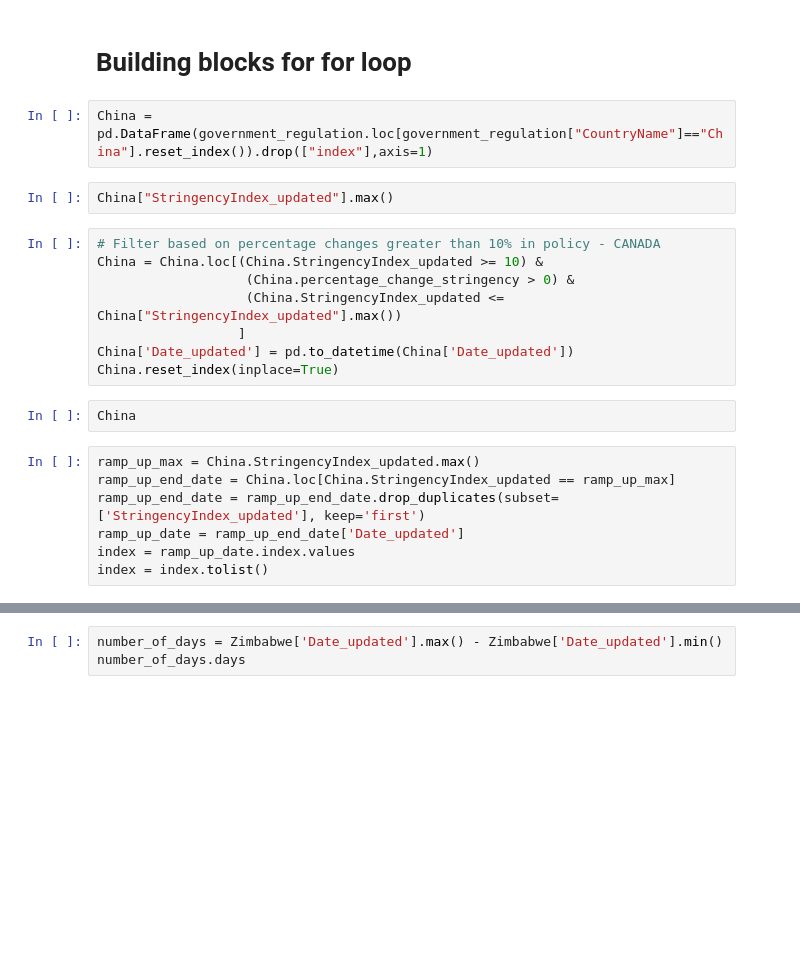
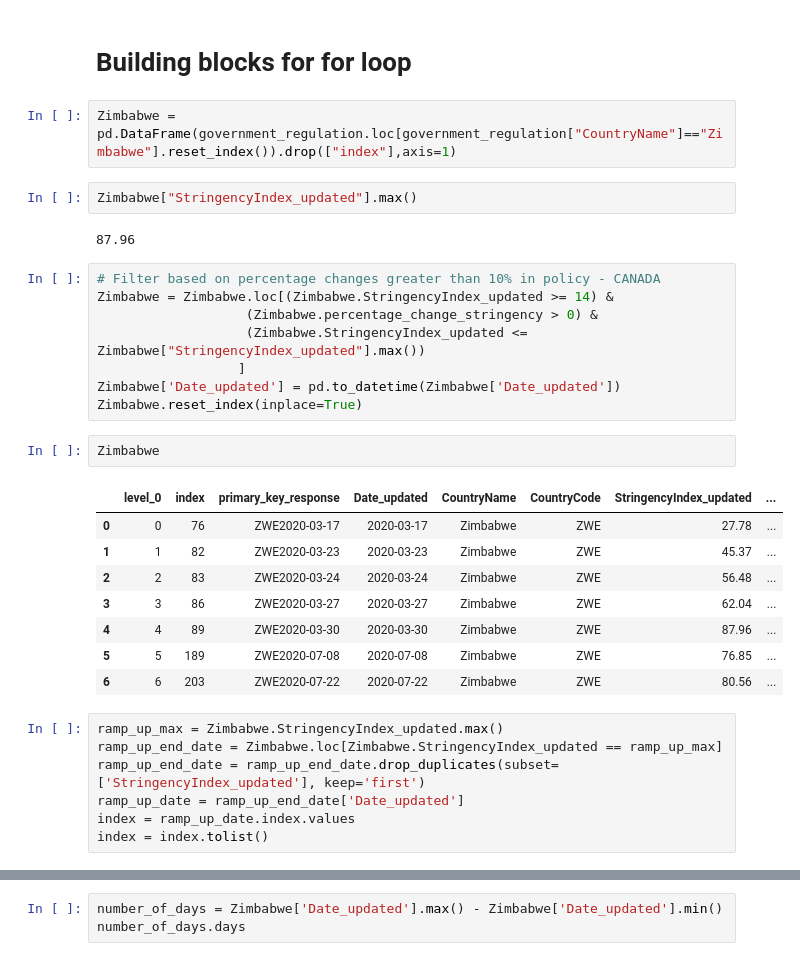
Before and after one commit to pmmfs/capstone-project, a Jupyter notebook: regulation/Analysis/rough_work_TBD_eventually/FINAL_government_regulation_impact_initial_analysis_MK_v3.ipynb, the cells around one changed output, grey strips where cells are left out. Cells and saved outputs as stored; diff of their text form; blank space fills up the shorter version.

Commit message:
major fix! ramp up code fully works

```diff
--- a/regulation/Analysis/rough_work_TBD_eventually/FINAL_government_regulation_impact_initial_analysis_MK_v3.ipynb
+++ b/regulation/Analysis/rough_work_TBD_eventually/FINAL_government_regulation_impact_initial_analysis_MK_v3.ipynb
@@ -94,22 +94,33 @@ government_regulation
 # %% [markdown]
 # Building blocks for for loop
 # %%
-China = pd.DataFrame(government_regulation.loc[government_regulation["CountryName"]=="China"].reset_index()).drop(["index"],axis=1)
+Zimbabwe = pd.DataFrame(government_regulation.loc[government_regulation["CountryName"]=="Zimbabwe"].reset_index()).drop(["index"],axis=1)
 # %%
-China["StringencyIndex_updated"].max()
+Zimbabwe["StringencyIndex_updated"].max()
+# %% [output]
+87.96
 # %%
 # Filter based on percentage changes greater than 10% in policy - CANADA
-China = China.loc[(China.StringencyIndex_updated >= 10) &
-                   (China.percentage_change_stringency > 0) &
-                   (China.StringencyIndex_updated <= China["StringencyIndex_updated"].max())
+Zimbabwe = Zimbabwe.loc[(Zimbabwe.StringencyIndex_updated >= 14) &
+                   (Zimbabwe.percentage_change_stringency > 0) &
+                   (Zimbabwe.StringencyIndex_updated <= Zimbabwe["StringencyIndex_updated"].max())
                   ]
-China['Date_updated'] = pd.to_datetime(China['Date_updated'])
-China.reset_index(inplace=True)
+Zimbabwe['Date_updated'] = pd.to_datetime(Zimbabwe['Date_updated'])
+Zimbabwe.reset_index(inplace=True)
-# %%
-China
+# %%
+Zimbabwe
+# %% [output]
+|  | level_0 | index | primary_key_response | Date_updated | CountryName | CountryCode | StringencyIndex_updated | ... |
+| 0 | 0 | 76 | ZWE2020-03-17 | 2020-03-17 | Zimbabwe | ZWE | 27.78 | ... |
+| 1 | 1 | 82 | ZWE2020-03-23 | 2020-03-23 | Zimbabwe | ZWE | 45.37 | ... |
+| 2 | 2 | 83 | ZWE2020-03-24 | 2020-03-24 | Zimbabwe | ZWE | 56.48 | ... |
+| 3 | 3 | 86 | ZWE2020-03-27 | 2020-03-27 | Zimbabwe | ZWE | 62.04 | ... |
+| 4 | 4 | 89 | ZWE2020-03-30 | 2020-03-30 | Zimbabwe | ZWE | 87.96 | ... |
+| 5 | 5 | 189 | ZWE2020-07-08 | 2020-07-08 | Zimbabwe | ZWE | 76.85 | ... |
+| 6 | 6 | 203 | ZWE2020-07-22 | 2020-07-22 | Zimbabwe | ZWE | 80.56 | ... |
 # %%
-ramp_up_max = China.StringencyIndex_updated.max()
-ramp_up_end_date = China.loc[China.StringencyIndex_updated == ramp_up_max]
+ramp_up_max = Zimbabwe.StringencyIndex_updated.max()
+ramp_up_end_date = Zimbabwe.loc[Zimbabwe.StringencyIndex_updated == ramp_up_max]
 ramp_up_end_date = ramp_up_end_date.drop_duplicates(subset=['StringencyIndex_updated'], keep='first')
 ramp_up_date = ramp_up_end_date['Date_updated']
 index = ramp_up_date.index.values
```
Also changed, not shown: parts of 11 cells of this notebook, 1 other file.
